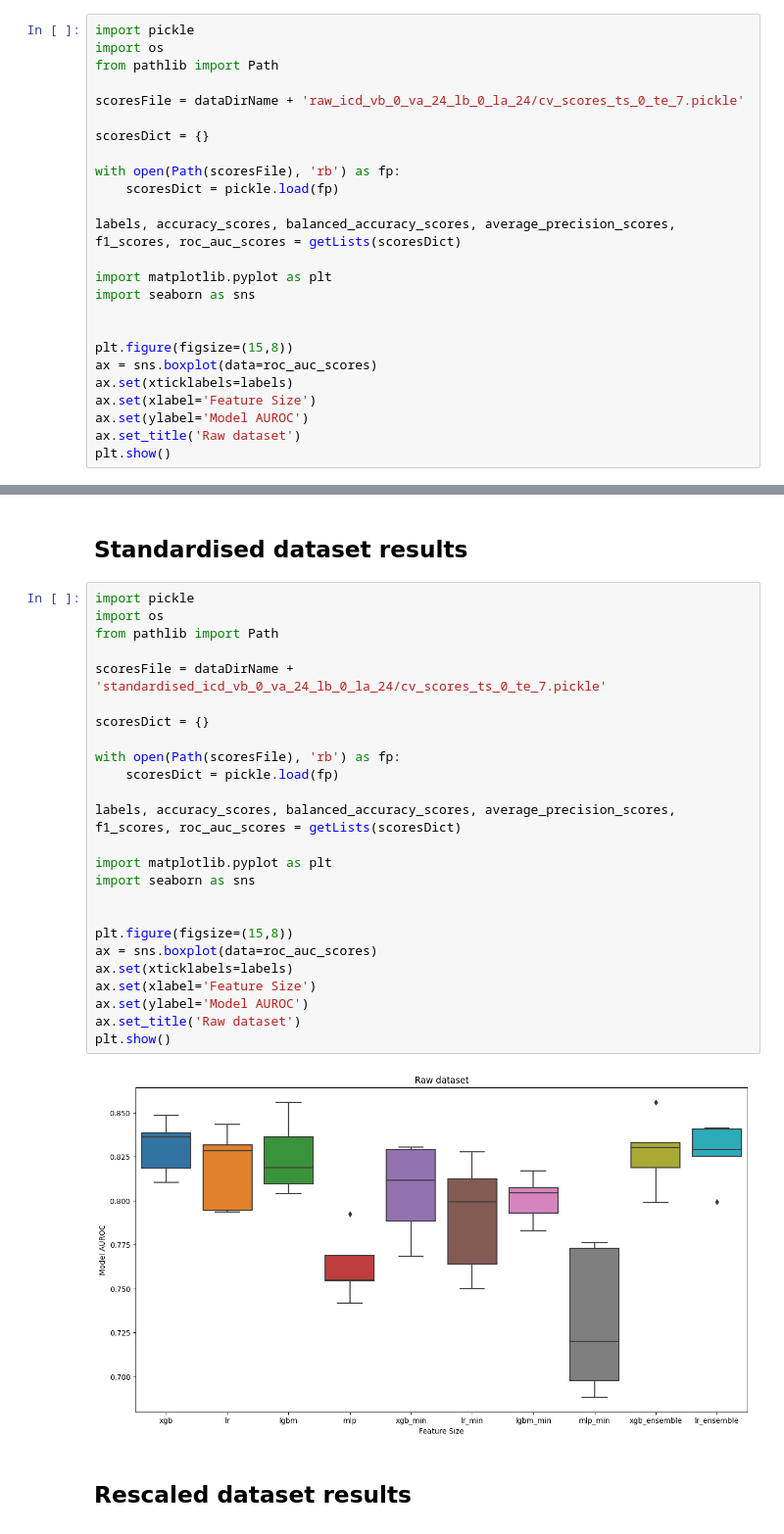
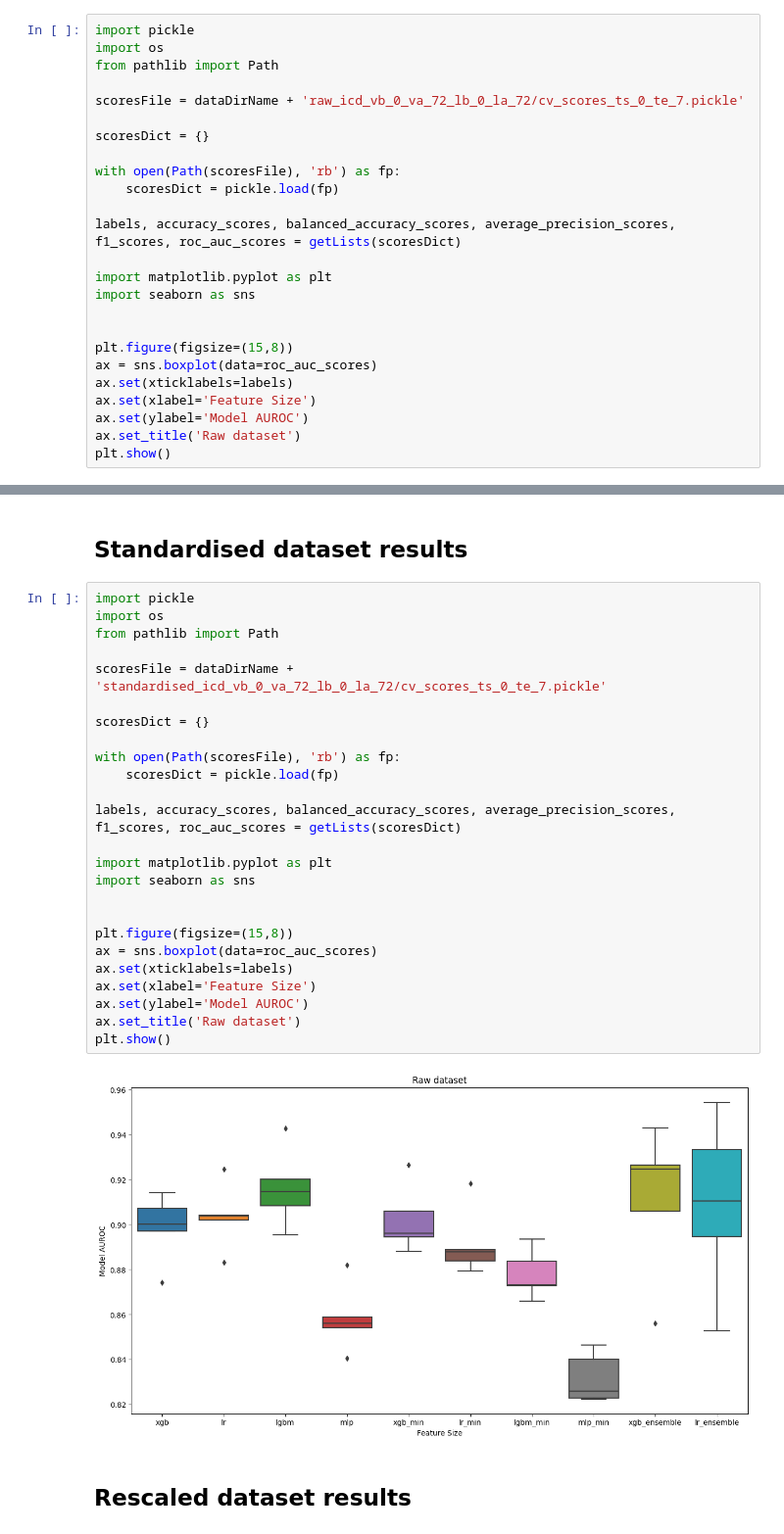
Before and after one commit to ryashpal/mortality, a Jupyter notebook: mortality_prediction/sepsis_icd/01_experiment_standardisation/04_analyse.ipynb, the cells around one changed output, grey strips where cells are left out. Shown: that part at 98% size. Saved outputs shown, nothing was run; the diff lists cells and outputs as text.

```diff
--- a/mortality_prediction/sepsis_icd/01_experiment_standardisation/04_analyse.ipynb
+++ b/mortality_prediction/sepsis_icd/01_experiment_standardisation/04_analyse.ipynb
@@ -38,7 +38,7 @@ import pickle
 import os
 from pathlib import Path
 
-scoresFile = dataDirName + 'raw_icd_vb_0_va_24_lb_0_la_24/cv_scores_ts_0_te_7.pickle'
+scoresFile = dataDirName + 'raw_icd_vb_0_va_72_lb_0_la_72/cv_scores_ts_0_te_7.pickle'
 
 scoresDict = {}
 
@@ -65,30 +65,30 @@ plt.show()
 # %%
 import pickle
 import os
 from pathlib import Path
 
-scoresFile = dataDirName + 'standardised_icd_vb_0_va_24_lb_0_la_24/cv_scores_ts_0_te_7.pickle'
+scoresFile = dataDirName + 'standardised_icd_vb_0_va_72_lb_0_la_72/cv_scores_ts_0_te_7.pickle'
 
 scoresDict = {}
 
 with open(Path(scoresFile), 'rb') as fp:
     scoresDict = pickle.load(fp)
 
 labels, accuracy_scores, balanced_accuracy_scores, average_precision_scores, f1_scores, roc_auc_scores = getLists(scoresDict)
 
 import matplotlib.pyplot as plt
 import seaborn as sns
 
 
 plt.figure(figsize=(15,8))
 ax = sns.boxplot(data=roc_auc_scores)
 ax.set(xticklabels=labels)
 ax.set(xlabel='Feature Size')
 ax.set(ylabel='Model AUROC')
 ax.set_title('Raw dataset')
 plt.show()
 # %% [output]
-[figure, old version]
+[figure, new version]
 # %% [markdown]
 ## Rescaled dataset results
 # %%
```
Also changed, not shown: parts of 8 cells of this notebook, 6 other files.
